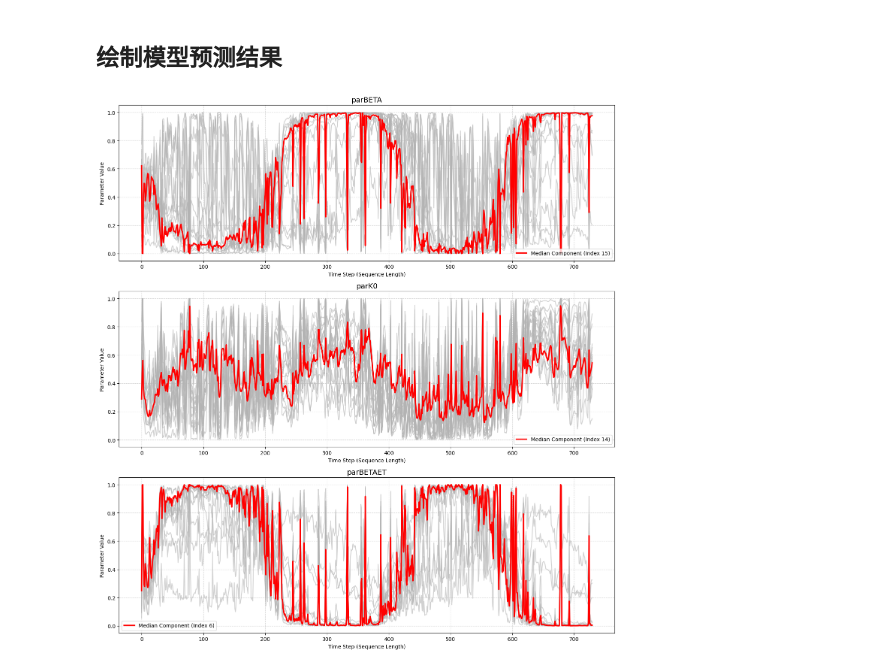
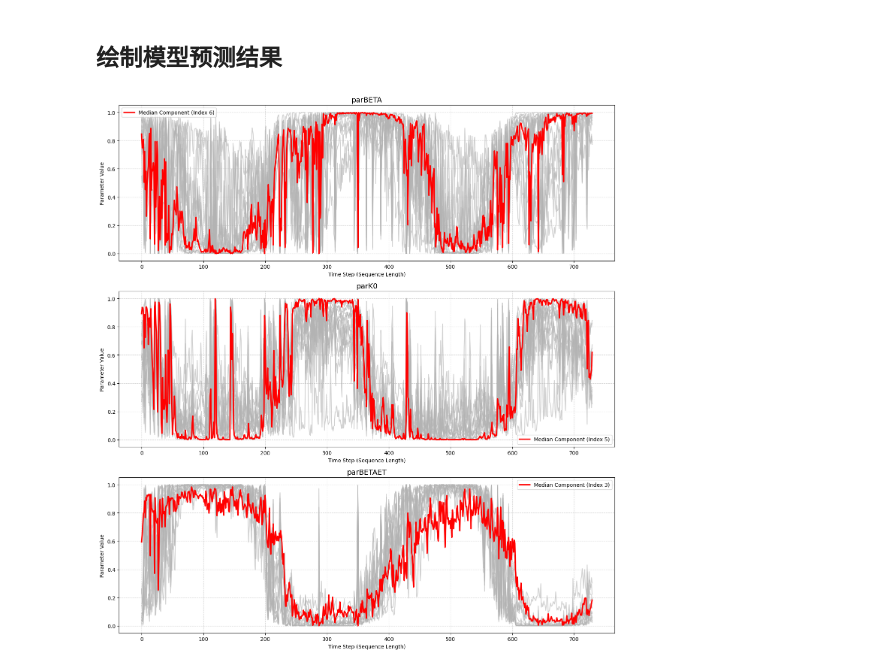
Before and after one commit to chooron/generic_deltamodel, a Jupyter notebook: project/better_estimate/innerflux/visual_timevar_parameters_hopev1.ipynb, the cells around one changed output. Cells and saved outputs as stored; diff of their text form; code cells hidden in the pictures.

```diff
--- a/project/better_estimate/innerflux/visual_timevar_parameters_hopev1.ipynb
+++ b/project/better_estimate/innerflux/visual_timevar_parameters_hopev1.ipynb
@@ -23,7 +23,7 @@ from project.better_estimate import load_config  # noqa
 # %% [markdown]
 ### 导入配置
 # %%
-config = load_config(r"conf/config_dhbv_hopev2.yaml")
+config = load_config(r"conf/config_dhbv_hopev1.yaml")
 out_path = config["out_path"]
 # %% [markdown]
 ### 加载数据
@@ -43,27 +43,37 @@ with open(os.path.join(os.getenv("DATA_PATH"), "531sub_id.txt"), "r") as f:
 # %%
 from dmg import ModelHandler
 from dmg.core.utils import import_trainer  # noqa
-config['mode'] = 'test'
-config['test']['test_epoch'] = 5
+import torch.nn.functional as F  # noqa
+import torch  # noqa
+
+config["mode"] = "test"
+config["test"]["test_epoch"] = 10
 model = ModelHandler(config, verbose=True)
-trainer_cls = import_trainer(config['trainer'])
+trainer_cls = import_trainer(config["trainer"])
 trainer = trainer_cls(
     config,
     model,
     eval_dataset=eval_dataset,
     verbose=True,
 )
-nn_model = trainer.model.model_dict['Hbv_2'].nn_model
+nn_model = trainer.model.model_dict["Hbv_2"].nn_model
 hope_layer = nn_model.hope_layer
+
+
+def predict(x):
+    hope_out = hope_layer(torch.permute(x, (1, 0, 2)))
+    hope_out = F.sigmoid(hope_out.permute(1, 0, 2))
+    return hope_out
 # %% [markdown]
 ## 得到模型输出结果
 # %%
 import torch
-model_input = eval_dataset['xc_nn_norm']
-select_basin_idx = np.where(selected_basins==8023080)[0][0]
-print(select_basin_idx)
-tmp_model_input = model_input[0:730, select_basin_idx:select_basin_idx+1, :]
-print(model_input.shape)
-layer_output = hope_layer(torch.permute(tmp_model_input, (1, 0, 2)))
-layer_output = torch.sigmoid(layer_output.reshape(-1, 3, 16))
+
+model_input = eval_dataset["xc_nn_norm"]
+select_basin_idx = np.where(selected_basins==1031500)[0][0]
+# select_basin_idx = 0
+print(f"select basin: {select_basin_idx}")
+tmp_model_input = model_input[0:730, select_basin_idx : select_basin_idx + 1, :]
+layer_output = predict(tmp_model_input)
+layer_output = layer_output.reshape(-1, 3, 16)
 print(layer_output.shape)
@@ -70,9 +94,9 @@ print(layer_output.shape)
 # %% [markdown]
 ## 绘制模型预测结果
 # %%
-timevar_params = layer_output.permute(0,2,1).detach().cpu().numpy()
+timevar_params = layer_output.detach().cpu().numpy()
 titles = ['parBETA', 'parK0', 'parBETAET']
-plot_parameters(timevar_params, titles=titles, median_color='red')
+plot_parameters(timevar_params, titles=titles, median_color='red', smooth_window=1)
 plt.show()
 # %% [output]
-[figure, old version]
+[figure, new version]
```
Also changed, not shown: parts of 4 cells of this notebook, 35 other files.
